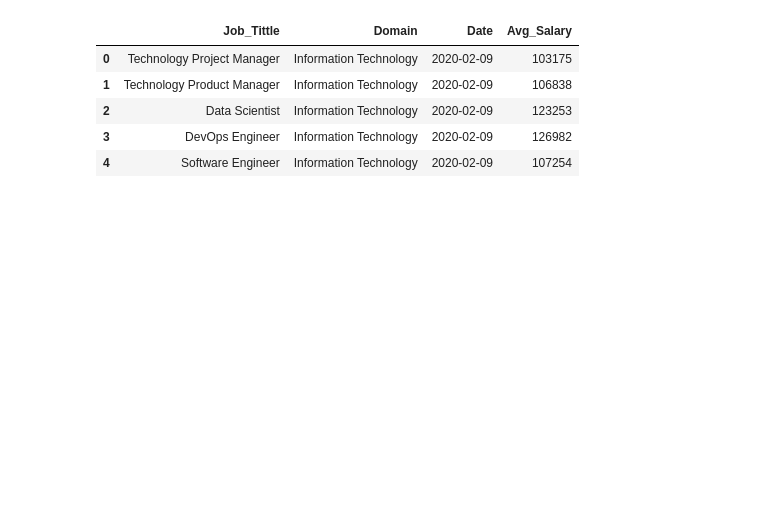
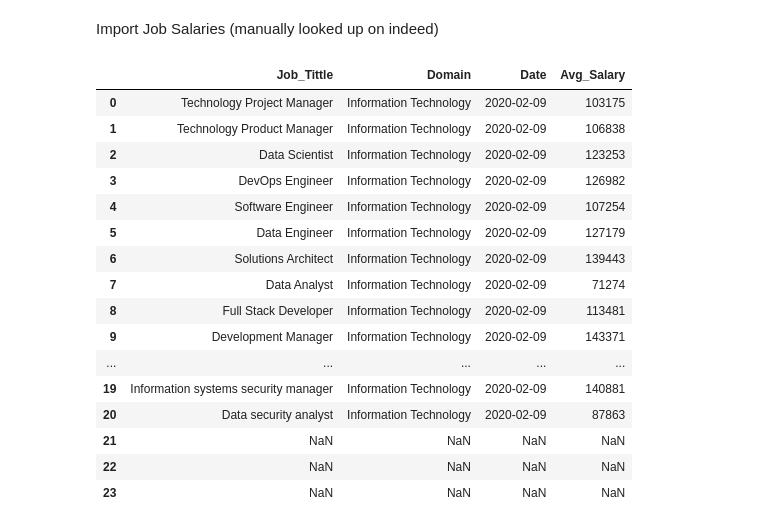
Before and after one commit to dmeyers83/TermEstimate, a Jupyter notebook: coinjoint.ipynb, the cells around one changed output. Saved outputs shown, nothing was run; the diff lists cells and outputs as text; code cells hidden in the pictures; blank space fills up the shorter version.

```diff
--- a/coinjoint.ipynb
+++ b/coinjoint.ipynb
@@ -34,11 +38,24 @@ array(['Technology Project Manager', 'Technology Product Manager',
+# %% [markdown]
+Import Job Salaries (manually looked up on indeed)
 # %%
 salary_df = pd.read_csv('job_avg_salaries.csv')
 # %%
-salary_df.head()
+salary_df
 # %% [output]
 |  | Job_Tittle | Domain | Date | Avg_Salary |
 | 0 | Technology Project Manager | Information Technology | 2020-02-09 | 103175 |
 | 1 | Technology Product Manager | Information Technology | 2020-02-09 | 106838 |
 | 2 | Data Scientist | Information Technology | 2020-02-09 | 123253 |
 | 3 | DevOps Engineer | Information Technology | 2020-02-09 | 126982 |
 | 4 | Software Engineer | Information Technology | 2020-02-09 | 107254 |
+| 5 | Data Engineer | Information Technology | 2020-02-09 | 127179 |
+| 6 | Solutions Architect | Information Technology | 2020-02-09 | 139443 |
+| 7 | Data Analyst | Information Technology | 2020-02-09 | 71274 |
+| 8 | Full Stack Developer | Information Technology | 2020-02-09 | 113481 |
+| 9 | Development Manager | Information Technology | 2020-02-09 | 143371 |
+| ... | ... | ... | ... | ... |
+| 19 | Information systems security manager | Information Technology | 2020-02-09 | 140881 |
+| 20 | Data security analyst | Information Technology | 2020-02-09 | 87863 |
+| 21 | NaN | NaN | NaN | NaN |
+| 22 | NaN | NaN | NaN | NaN |
+| 23 | NaN | NaN | NaN | NaN |
```
Also changed, not shown: parts of 20 cells of this notebook, 1 other file.
